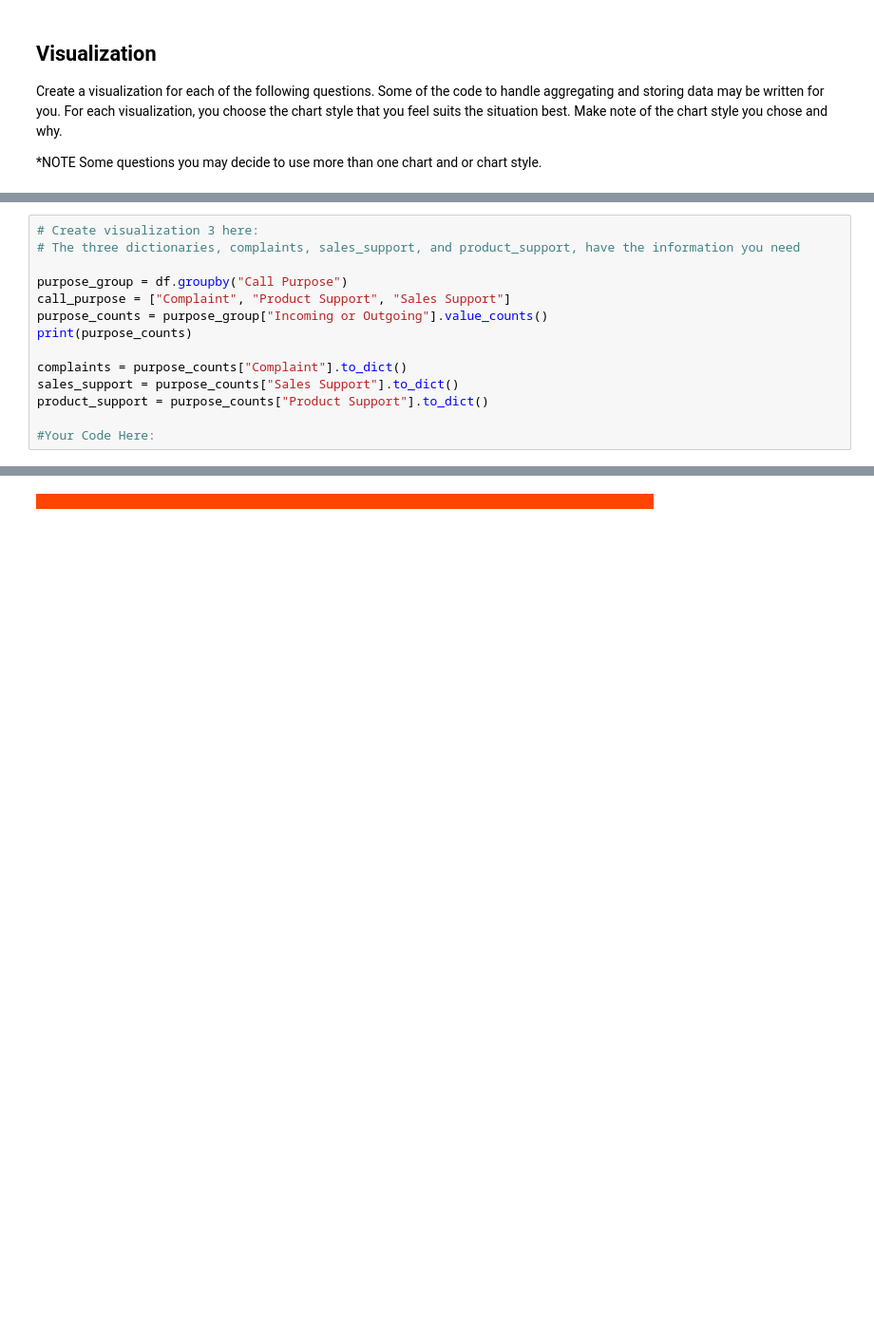
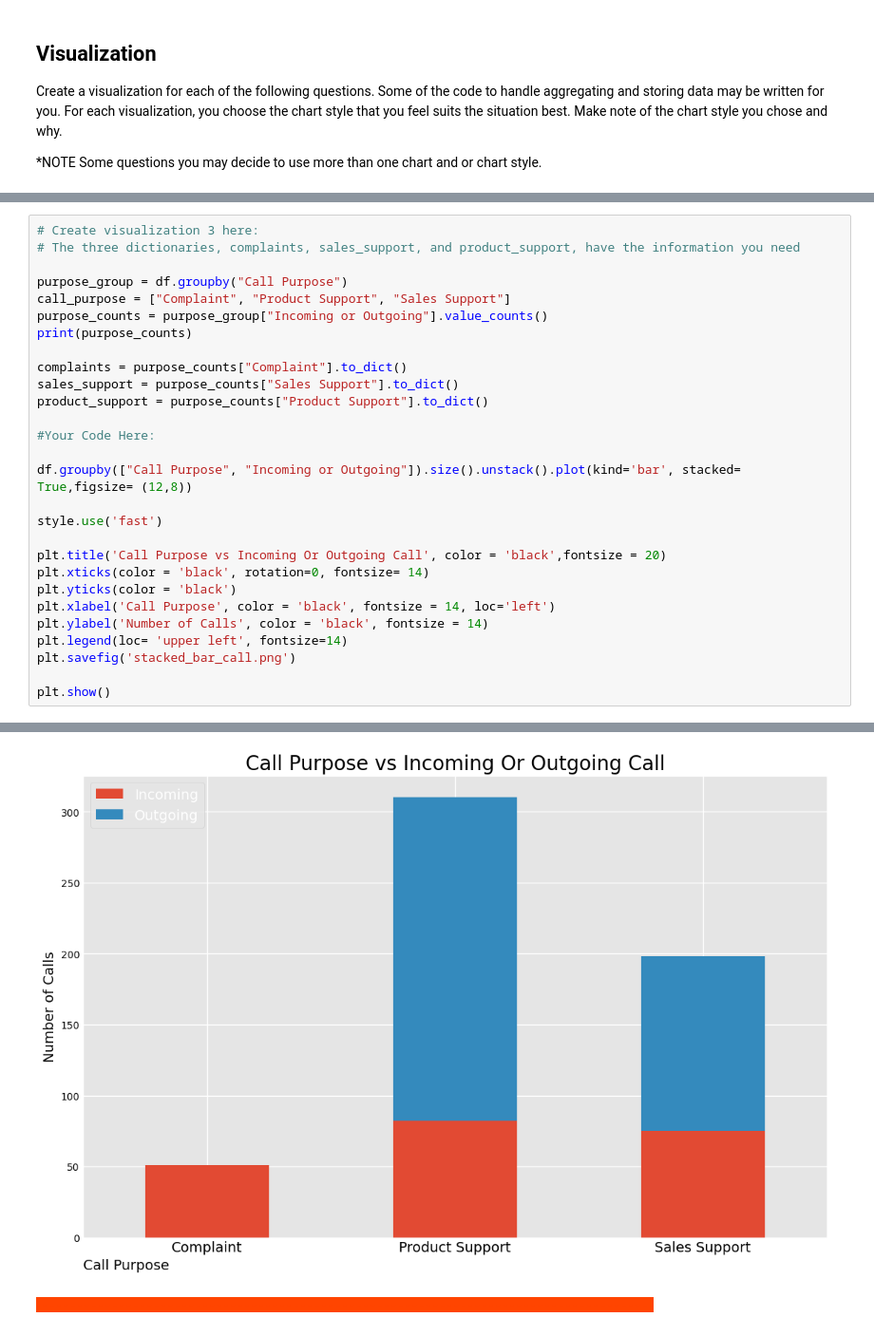
Before and after one commit to iorti00/call-center-cleanup-assignment, a Jupyter notebook: Call_Center_Cleanup.ipynb, the cells around one changed output, grey strips where cells are left out. Shown at 95% size. Saved outputs shown, nothing was run; the diff lists cells and outputs as text; blank space fills up the shorter version.

```diff
--- a/Call_Center_Cleanup.ipynb
+++ b/Call_Center_Cleanup.ipynb
@@ -555,3 +637,18 @@ sales_support = purpose_counts["Sales Support"].to_dict()
 product_support = purpose_counts["Product Support"].to_dict()
 
 #Your Code Here:
+
+df.groupby(["Call Purpose", "Incoming or Outgoing"]).size().unstack().plot(kind='bar', stacked= True,figsize= (12,8))
+
+style.use('fast')
+
+plt.title('Call Purpose vs Incoming Or Outgoing Call', color = 'black',fontsize = 20)
+plt.xticks(color = 'black', rotation=0, fontsize= 14)
+plt.yticks(color = 'black')
+plt.xlabel('Call Purpose', color = 'black', fontsize = 14, loc='left')
+plt.ylabel('Number of Calls', color = 'black', fontsize = 14)
+plt.legend(loc= 'upper left', fontsize=14)
+plt.savefig('stacked_bar_call.png')
+
+plt.show()
+# %% [output]
@@ -558,3 +662,4 @@ product_support = purpose_counts["Product Support"].to_dict()
+[figure, added]
 # %% [markdown]
 <span style="background-color:orangered; color:orangered;">- - - - - - - - - - - - - - - - - - - - - - - - - - - - - - - - - - - - - - - - - - - - - - - - - - - - - - - - - - - - - - - - - - - - - - - - - - - - - - - - - - - - - - - - -</span>
 # %% [markdown]
```
Also changed, not shown: parts of 15 cells of this notebook, 2 other files.
